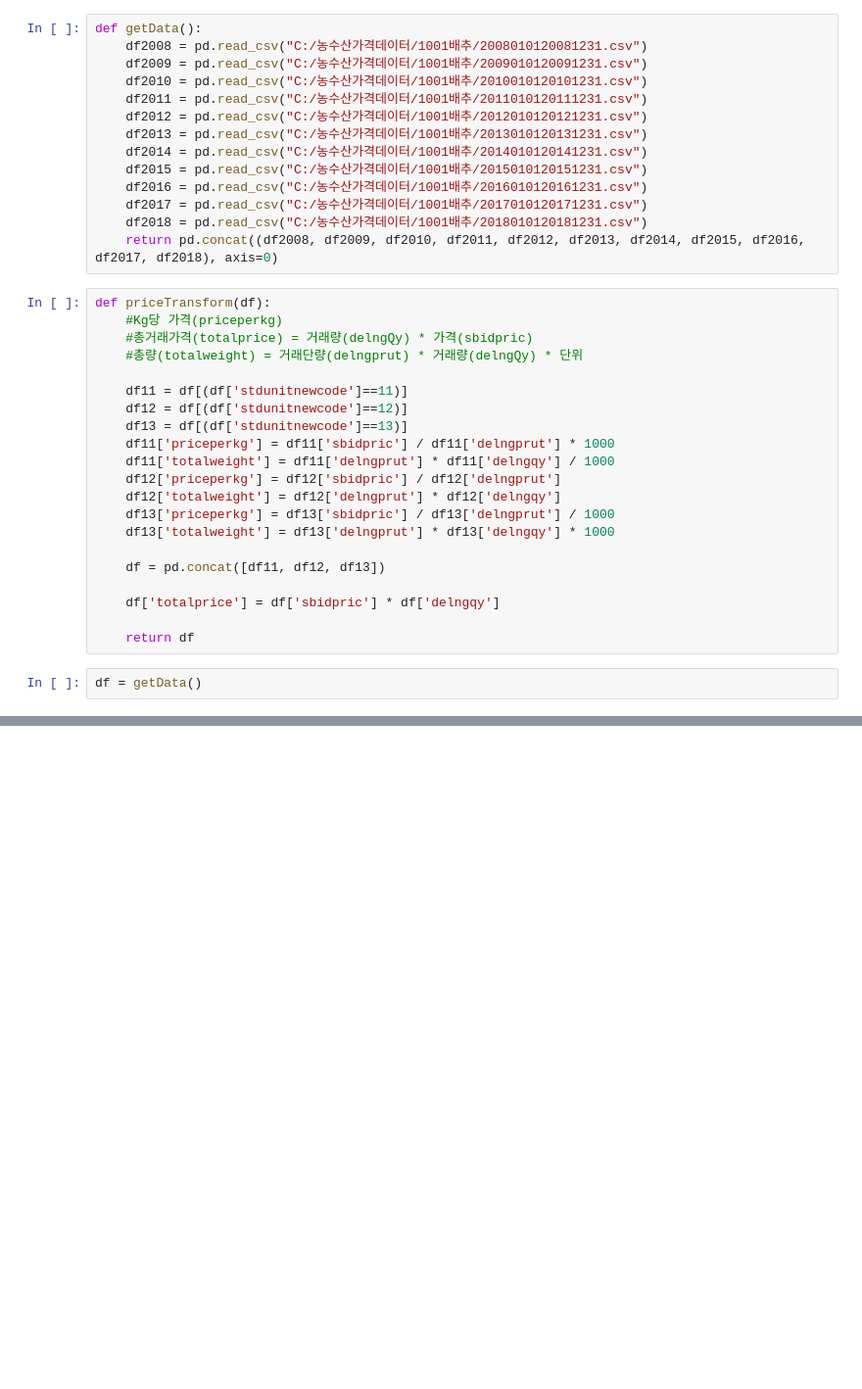
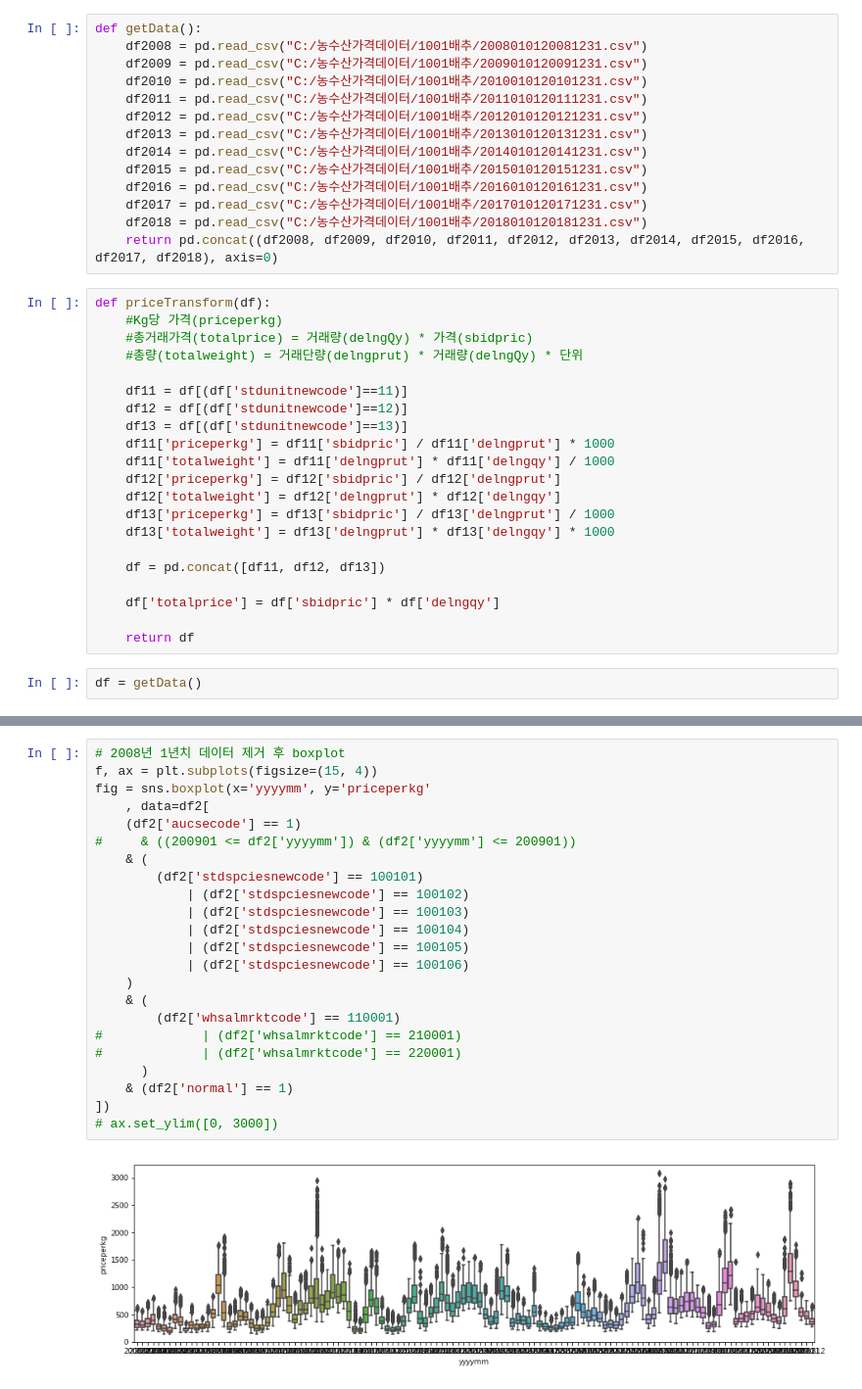
Before and after one commit to ahnjehoon/crop-price-predict, a Jupyter notebook: 가공 및 EDA/1. 배추(가공후) EDA.ipynb, the cells around one changed output, grey strips where cells are left out. Shown at 98% size. Cells and saved outputs as stored; diff of their text form; blank space fills up the shorter version.

```diff
--- a/가공 및 EDA/1. 배추(가공후) EDA.ipynb
+++ b/가공 및 EDA/1. 배추(가공후) EDA.ipynb
@@ -251,0 +115,25 @@ mean_of_month_1 =
+# %%
+# 2008년 1년치 데이터 제거 후 boxplot
+f, ax = plt.subplots(figsize=(15, 4))
+fig = sns.boxplot(x='yyyymm', y='priceperkg'
+    , data=df2[
+    (df2['aucsecode'] == 1)
+#     & ((200901 <= df2['yyyymm']) & (df2['yyyymm'] <= 200901))
+    & (
+        (df2['stdspciesnewcode'] == 100101)
+            | (df2['stdspciesnewcode'] == 100102)
+            | (df2['stdspciesnewcode'] == 100103)
+            | (df2['stdspciesnewcode'] == 100104)
+            | (df2['stdspciesnewcode'] == 100105)
+            | (df2['stdspciesnewcode'] == 100106)
+    )
+    & (
+        (df2['whsalmrktcode'] == 110001)
+#             | (df2['whsalmrktcode'] == 210001)
+#             | (df2['whsalmrktcode'] == 220001)
+      )
+    & (df2['normal'] == 1)
+])
+# ax.set_ylim([0, 3000])
+# %% [output]
+[figure, added]
```
Also changed, not shown: parts of 75 cells of this notebook, 1 other file.
